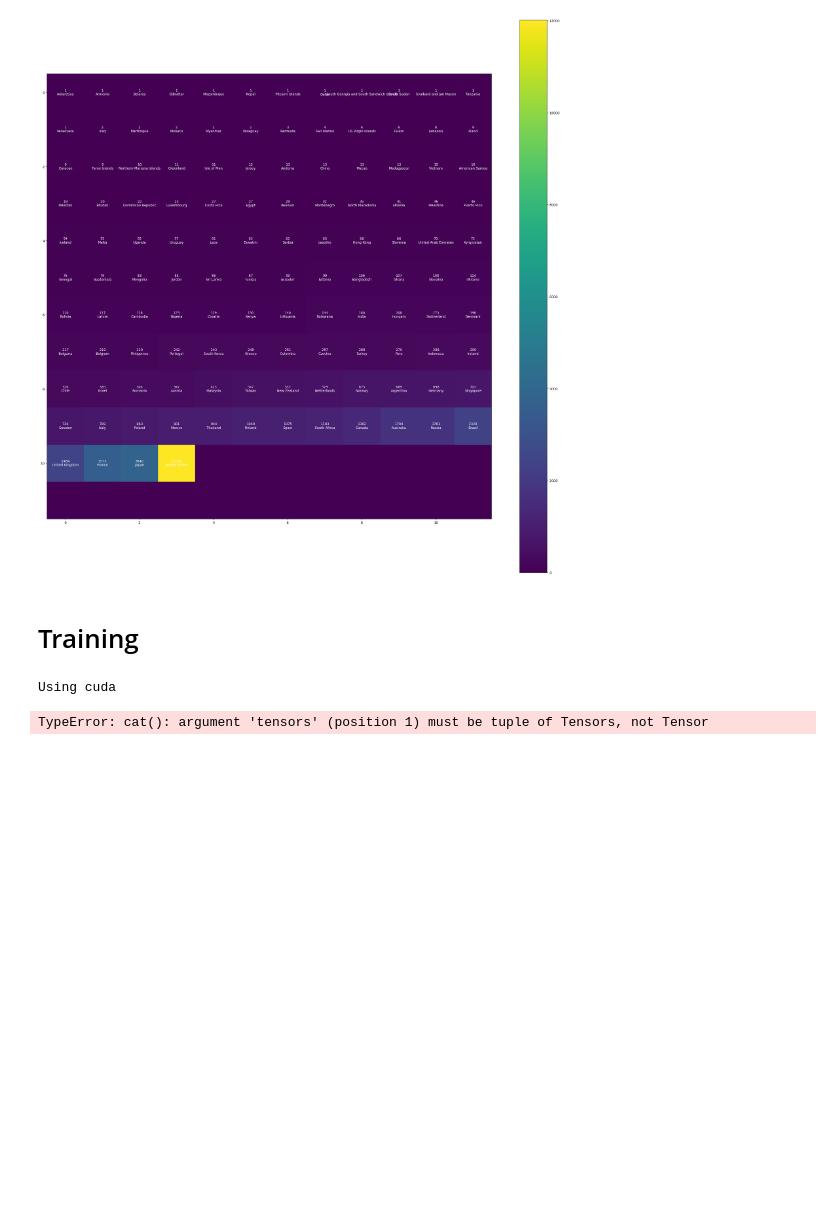
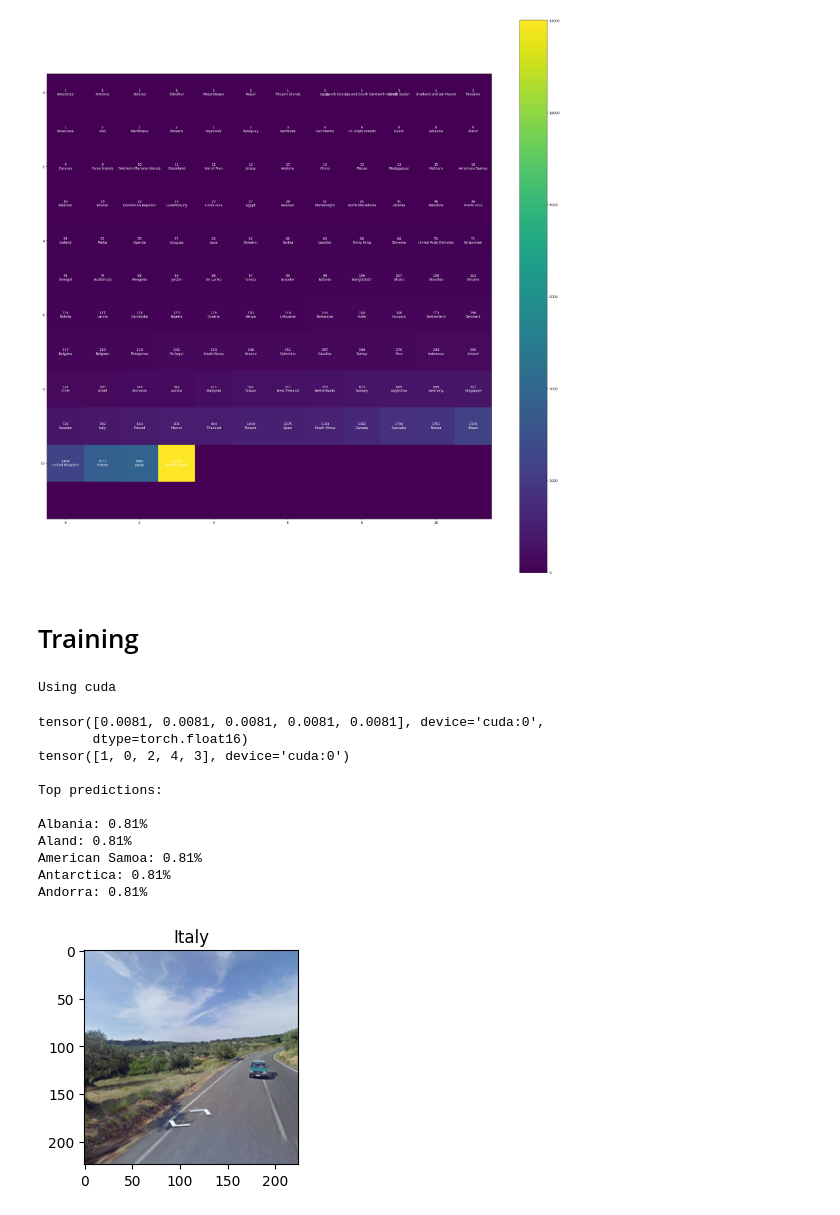
Before and after one commit to PuzzledWhale/ECE460J-GeoGuessr-, a Jupyter notebook: final_project.ipynb, the cells around one changed output. Drawn from its saved outputs; the diff is of its cells as text; code cells hidden in the pictures; blank space fills up the shorter version.

Commit message:
Larger dataset training

```diff
--- a/final_project.ipynb
+++ b/final_project.ipynb
@@ -17,8 +18,8 @@ import clip
 # Data Visualization/Pre-Processing
 # %%
 data_path = 'data/archive/compressed_dataset/' # change this according to where you put your data
-batch_size = 4
-learning_rate = 1e-3
+batch_size = 32
+learning_rate = 1e-6
 
 device = torch.device("cuda" if torch.cuda.is_available() else "cpu")
 # %%
@@ -71,8 +72,8 @@ dataloader = torch.utils.data.DataLoader(image_dataset, batch_size=batch_size,
 train_size = int(0.8 * len(image_dataset))
 val_size = len(image_dataset) - train_size
 train_set, val_set = torch.utils.data.random_split(image_dataset, [train_size, val_size])
-train_set_limited = torch.utils.data.Subset(train_set, range(0, 5000))
-val_set_limited = torch.utils.data.Subset(val_set, range(0, 1000))
+train_set_limited = torch.utils.data.Subset(train_set, range(0, 10000))
+val_set_limited = torch.utils.data.Subset(val_set, range(0, 2000))
 
 # train_loader = torch.utils.data.DataLoader(train_set, batch_size=batch_size, shuffle=True)
 # val_loader = torch.utils.data.DataLoader(val_set, batch_size=batch_size, shuffle=True)
@@ -218,34 +202,47 @@ filename = f'{timestamp}_model.pt'
 torch.save(model.state_dict(), "models/"+filename)
 # %%
 device = torch.device("cuda" if torch.cuda.is_available() else "cpu")
-model.load_state_dict(torch.load("models/20240428-154030_model.pt"))
+model.load_state_dict(torch.load("models/20240429-001728_model.pt"))
 
 model = model.to(device)
 model.eval()
 images, texts, labels = next(iter(val_loader))
 image_input = images[0].unsqueeze(0).to(device)
-text_inputs = texts[0].to(device)
-print(texts[0])
+text_inputs = torch.cat([clip.tokenize(f'{c}') for c in class_names]).to(device)
 
 with torch.no_grad():
     image_features = model.encode_image(image_input)
     text_features = model.encode_text(text_inputs)
 
 image_features /= image_features.norm(dim=-1, keepdim=True)
 text_features /= text_features.norm(dim=-1, keepdim=True)
 similarity = (100.0 * image_features @ text_features.T).softmax(dim=-1)
-values, indices = similarity[0].topk(3)
+values, indices = similarity[0].topk(5)
+
+print(values)
+print(indices)
 
 
 images -= images.min()
 images /= images.max()
 fig = plt.figure(figsize=(16,10))
 fig.add_subplot(1, 5, 1)
 plt.imshow(images[0].permute(1, 2, 0))
 plt.title(labels[0])
 
 print("\nTop predictions:\n")
 for value, index in zip(values, indices):
-    print(f"{class_names[index.item()]:>16s}: {100*value.item():.2f}%")
+    print(f"{class_names[index]}: {100*value.item():.2f}%")
 # %% [output]
-TypeError: cat(): argument 'tensors' (position 1) must be tuple of Tensors, not Tensor
+tensor([0.0081, 0.0081, 0.0081, 0.0081, 0.0081], device='cuda:0',
+       dtype=torch.float16)
+tensor([1, 0, 2, 4, 3], device='cuda:0')
+
+Top predictions:
+
+Albania: 0.81%
+Aland: 0.81%
+American Samoa: 0.81%
+Antarctica: 0.81%
+Andorra: 0.81%
+[figure, added]
```
Also changed, not shown: parts of 3 cells of this notebook.
